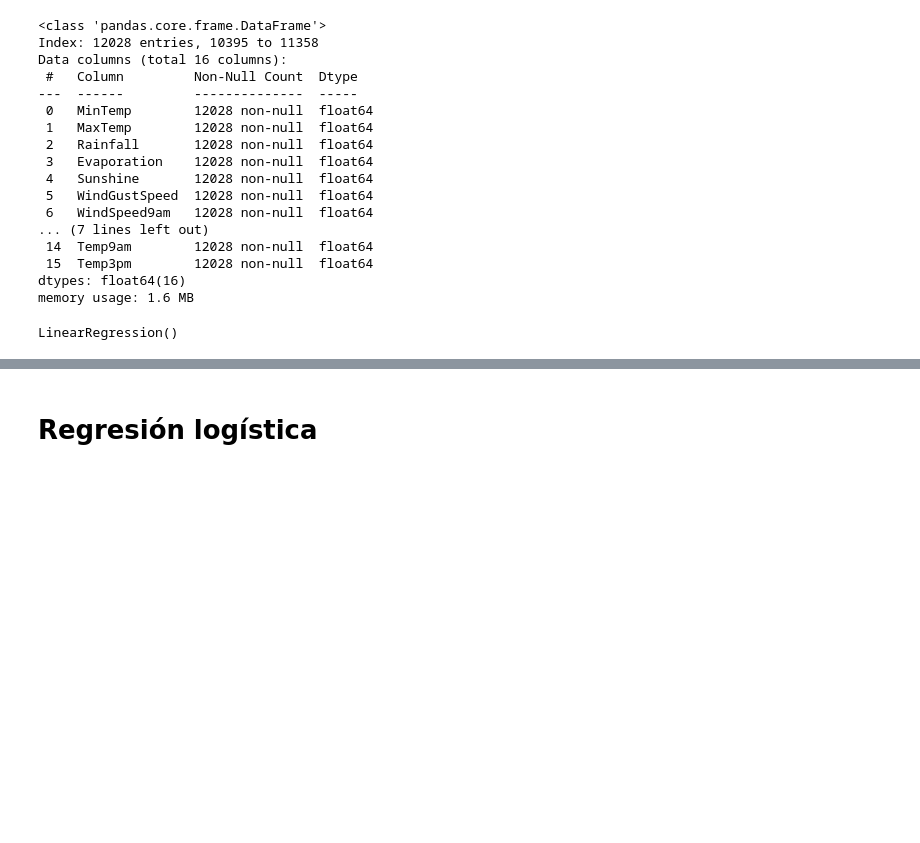
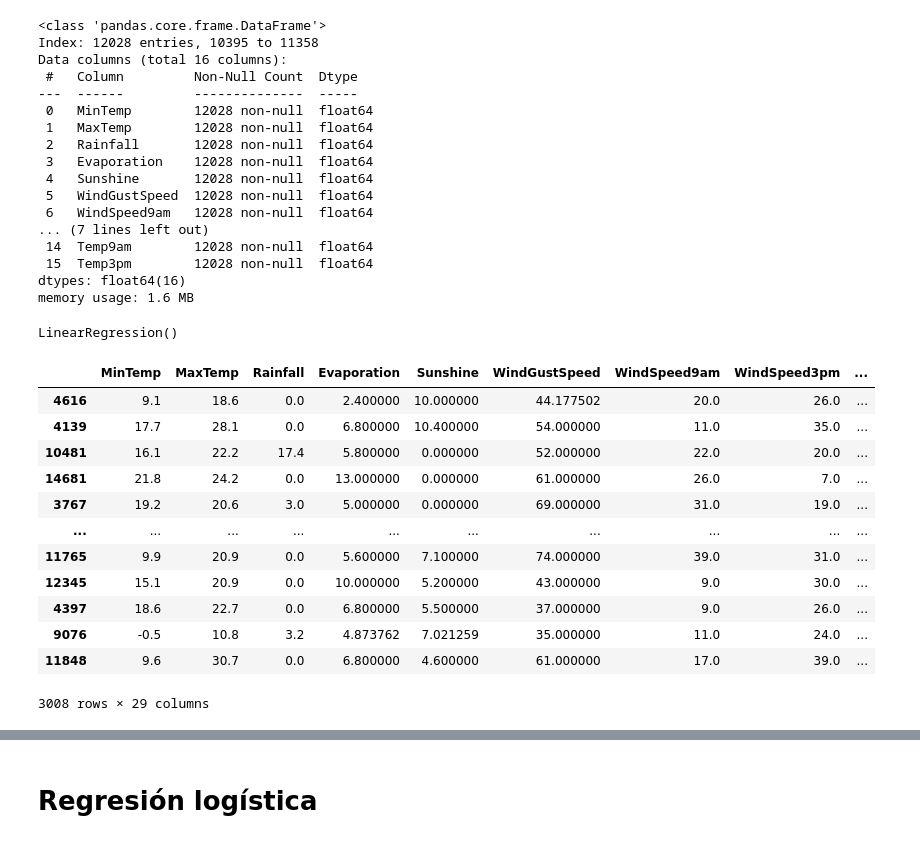
Before and after one commit to Isaiasgaray/aa_1, a Jupyter notebook: notebook_final.ipynb, the cells around one changed output, grey strips where cells are left out. Saved outputs shown, nothing was run; the diff lists cells and outputs as text; code cells hidden in the pictures; blank space fills up the shorter version.

```diff
--- a/notebook_final.ipynb
+++ b/notebook_final.ipynb
@@ -699,0 +699,2 @@ dtype: int64
+# %%
+x_test_reg[columnas_numericas] = scaler.fit_transform(x_test_reg[columnas_numericas])
@@ -794,6 +797,22 @@ reg = LinearRegression()
 reg.fit(x_train_regre, y_train_regre)
 # %% [output]
 LinearRegression()
+# %%
+x_test_reg
+# %% [output]
+|  | MinTemp | MaxTemp | Rainfall | Evaporation | Sunshine | WindGustSpeed | WindSpeed9am | WindSpeed3pm | ... |
+| 4616 | 9.1 | 18.6 | 0.0 | 2.400000 | 10.000000 | 44.177502 | 20.0 | 26.0 | ... |
+| 4139 | 17.7 | 28.1 | 0.0 | 6.800000 | 10.400000 | 54.000000 | 11.0 | 35.0 | ... |
+| 10481 | 16.1 | 22.2 | 17.4 | 5.800000 | 0.000000 | 52.000000 | 22.0 | 20.0 | ... |
+| 14681 | 21.8 | 24.2 | 0.0 | 13.000000 | 0.000000 | 61.000000 | 26.0 | 7.0 | ... |
+| 3767 | 19.2 | 20.6 | 3.0 | 5.000000 | 0.000000 | 69.000000 | 31.0 | 19.0 | ... |
+| ... | ... | ... | ... | ... | ... | ... | ... | ... | ... |
+| 11765 | 9.9 | 20.9 | 0.0 | 5.600000 | 7.100000 | 74.000000 | 39.0 | 31.0 | ... |
+| 12345 | 15.1 | 20.9 | 0.0 | 10.000000 | 5.200000 | 43.000000 | 9.0 | 30.0 | ... |
+| 4397 | 18.6 | 22.7 | 0.0 | 6.800000 | 5.500000 | 37.000000 | 9.0 | 26.0 | ... |
+| 9076 | -0.5 | 10.8 | 3.2 | 4.873762 | 7.021259 | 35.000000 | 11.0 | 24.0 | ... |
+| 11848 | 9.6 | 30.7 | 0.0 | 6.800000 | 4.600000 | 61.000000 | 17.0 | 39.0 | ... |
+3008 rows × 29 columns
 # %%
 y_pred_reg = reg.predict(x_test_reg)
 
```
Also changed, not shown: parts of 4 cells of this notebook.
